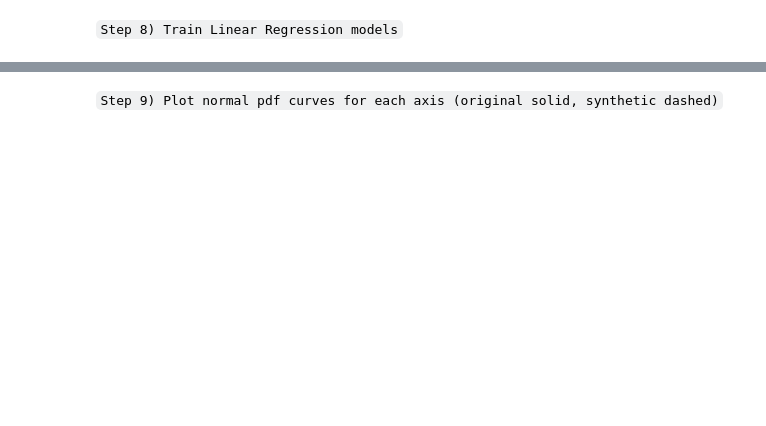
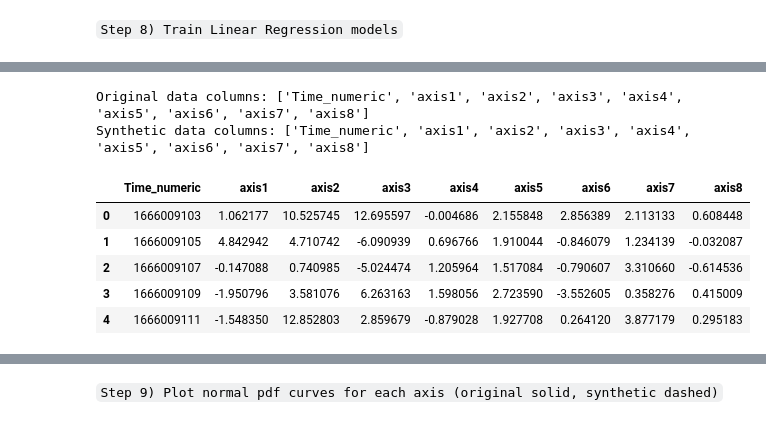
Before and after one commit to Lesley-w19/PracticalLab1, a Jupyter notebook: PracticalLab1.ipynb, the cells around one changed output, grey strips where cells are left out. Cells and saved outputs as stored; diff of their text form; code cells hidden in the pictures; blank space fills up the shorter version.

```diff
--- a/PracticalLab1.ipynb
+++ b/PracticalLab1.ipynb
@@ -498,24 +524,26 @@ dtype: int64
 # ------------------------------
 time_col = None
 for candidate in ['Time','time','Timestamp','timestamp','t']:
-    if candidate in df.columns:
+    if candidate in original_df.columns:
         time_col = candidate
         break
 if time_col is None:
     # fallback: create Time index
-    df.insert(0,"Time", np.arange(len(df)))
+    original_df.insert(0,"Time", np.arange(len(original_df)))
     time_col = "Time"
 
 # Convert Time to numeric if it's a timestamp string
-if not np.issubdtype(df[time_col].dtype, np.number):
-    dt = pd.to_datetime(df[time_col], errors='coerce')
+import pandas as pd
+
+if not pd.api.types.is_numeric_dtype(original_df[time_col]):
+    dt = pd.to_datetime(original_df[time_col], errors='coerce')
     if dt.isna().all():
         # if conversion fails, fallback to an index
-        df['Time_numeric'] = np.arange(len(df))
+        original_df['Time_numeric'] = np.arange(len(original_df))
         time_numeric_col = 'Time_numeric'
     else:
         # convert to epoch seconds (int)
-        df['Time_numeric'] = dt.astype('int64') // 10**9
+        original_df['Time_numeric'] = dt.astype('int64') // 10**9
         time_numeric_col = 'Time_numeric'
 else:
     time_numeric_col = time_col
@@ -697,0 +742,16 @@ plt.show()
+# %%
+print("Original data columns:", data.columns.tolist())
+print("Synthetic data columns:", synthetic_df.columns.tolist())
+
+
+data.head()
+synthetic_df.head()
+# %% [output]
+Original data columns: ['Time_numeric', 'axis1', 'axis2', 'axis3', 'axis4', 'axis5', 'axis6', 'axis7', 'axis8']
+Synthetic data columns: ['Time_numeric', 'axis1', 'axis2', 'axis3', 'axis4', 'axis5', 'axis6', 'axis7', 'axis8']
+|  | Time_numeric | axis1 | axis2 | axis3 | axis4 | axis5 | axis6 | axis7 | axis8 |
+| 0 | 1666009103 | 1.062177 | 10.525745 | 12.695597 | -0.004686 | 2.155848 | 2.856389 | 2.113133 | 0.608448 |
+| 1 | 1666009105 | 4.842942 | 4.710742 | -6.090939 | 0.696766 | 1.910044 | -0.846079 | 1.234139 | -0.032087 |
+| 2 | 1666009107 | -0.147088 | 0.740985 | -5.024474 | 1.205964 | 1.517084 | -0.790607 | 3.310660 | -0.614536 |
+| 3 | 1666009109 | -1.950796 | 3.581076 | 6.263163 | 1.598056 | 2.723590 | -3.552605 | 0.358276 | 0.415009 |
+| 4 | 1666009111 | -1.548350 | 12.852803 | 2.859679 | -0.879028 | 1.927708 | 0.264120 | 3.877179 | 0.295183 |
```
Also changed, not shown: parts of 19 cells of this notebook, 10 other files.
